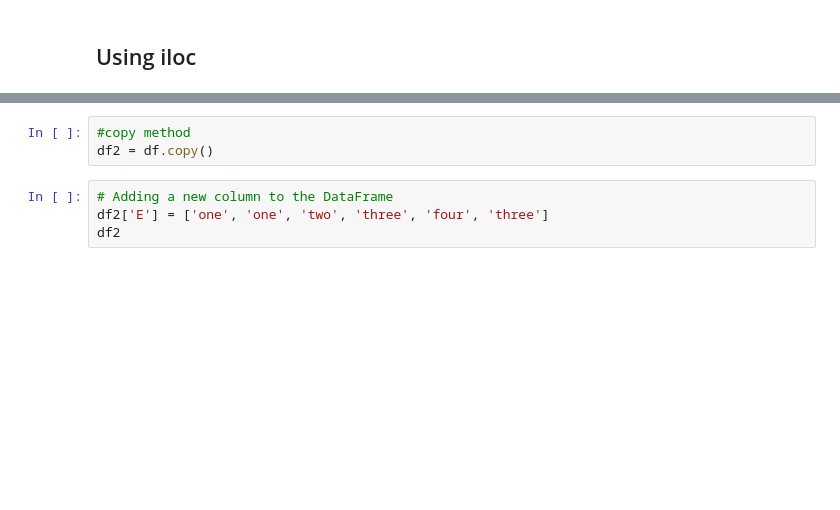
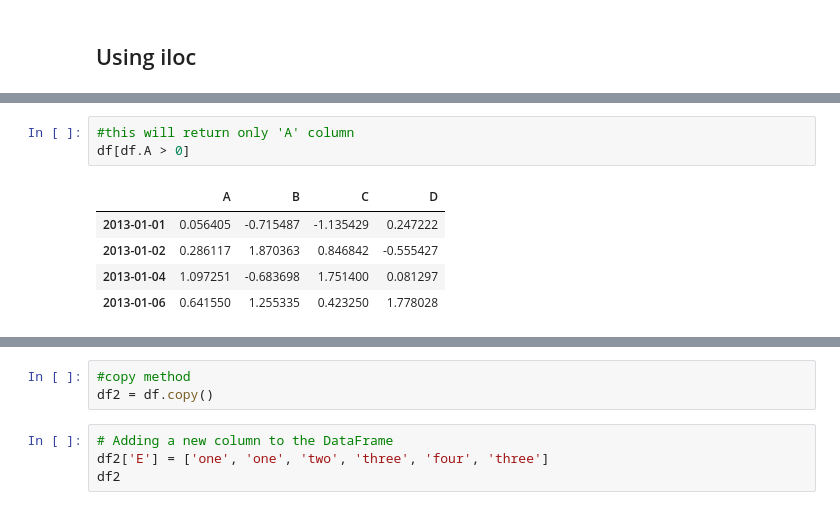
Before and after one commit to jbaeckn/data_jumurugi, a Jupyter notebook: chapter1/Chapter1_Notes.ipynb, the cells around one changed output, grey strips where cells are left out. Cells and saved outputs as stored; diff of their text form; blank space fills up the shorter version.

```diff
--- a/chapter1/Chapter1_Notes.ipynb
+++ b/chapter1/Chapter1_Notes.ipynb
@@ -266,3 +268,12 @@ df[df.A > 0]
+# %%
+#this will return only 'A' column
+df[df.A > 0]
+# %% [output]
+|  | A | B | C | D |
+| 2013-01-01 | 0.056405 | -0.715487 | -1.135429 | 0.247222 |
+| 2013-01-02 | 0.286117 | 1.870363 | 0.846842 | -0.555427 |
+| 2013-01-04 | 1.097251 | -0.683698 | 1.751400 | 0.081297 |
+| 2013-01-06 | 0.641550 | 1.255335 | 0.423250 | 1.778028 |
 # %%
 # this retrieves all data for which the values are greater than 0.
 # if not greater than 0, they will be given NaN.
```
Also changed, not shown: parts of 32 cells of this notebook.
